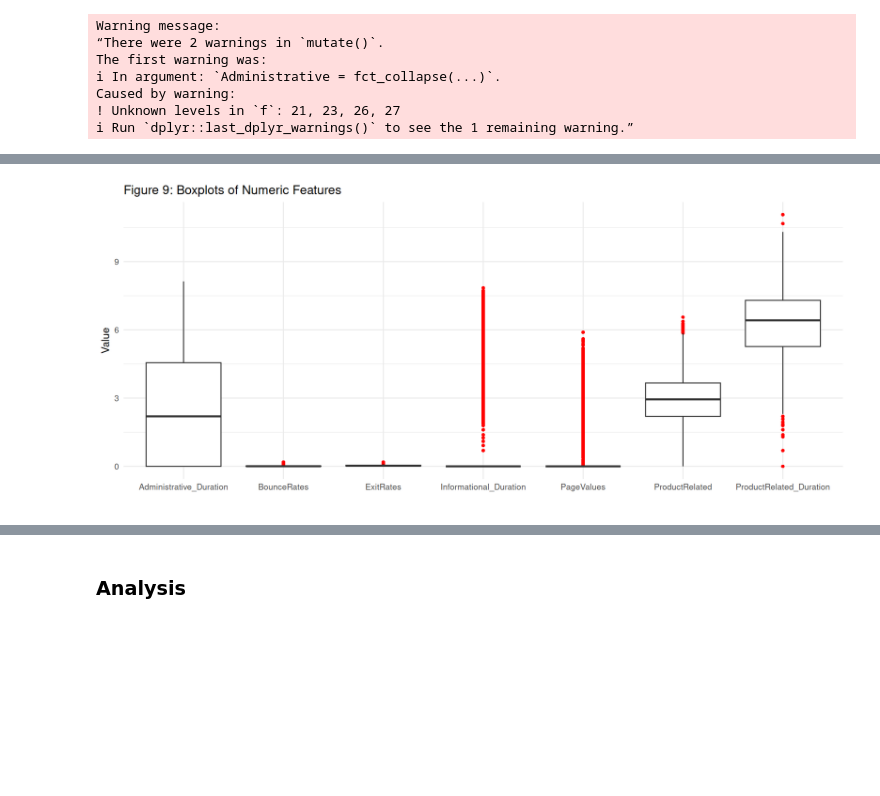
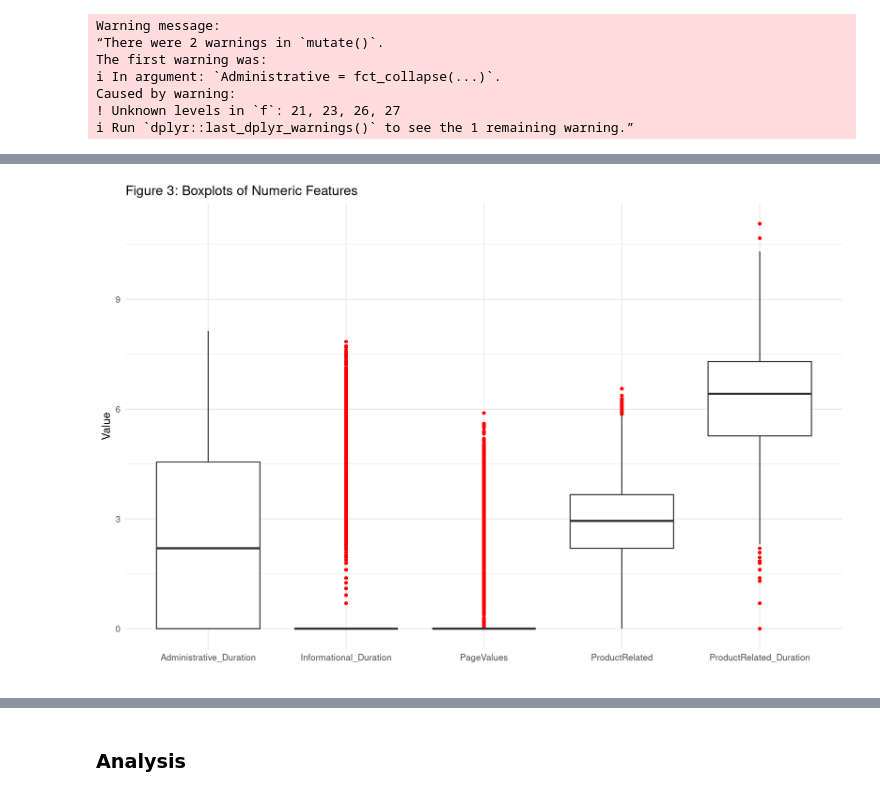
Before and after one commit to UBC-DSCI-310-2025W2/dsci-310-group-04, a Jupyter notebook: reports/milestone_1/milestone_1.ipynb, the cells around one changed output, grey strips where cells are left out. Cells and saved outputs as stored; diff of their text form; code cells hidden in the pictures; blank space fills up the shorter version.

```diff
--- a/reports/milestone_1/milestone_1.ipynb
+++ b/reports/milestone_1/milestone_1.ipynb
@@ -412,14 +462,13 @@ ggplot(numeric_shoppers_train, aes(Variable, Value)) +
 cleaned_shoppers_train <- cleaned_cat_shoppers_train %>%
     mutate(
         Administrative_Duration = log1p(Administrative_Duration),
-        BounceRates = log1p(BounceRates),
-        ExitRates = log1p(ExitRates),
         Informational_Duration = log1p(Informational_Duration),
         PageValues = log1p(PageValues),
         ProductRelated = log1p(ProductRelated),
         ProductRelated_Duration = log1p(ProductRelated_Duration)
     )
 
+# Again, we apply the same transformation to the test set
 cleaned_shoppers_test <- cleaned_cat_shoppers_test %>%
     mutate(
         Administrative_Duration = log1p(Administrative_Duration),
@@ -431,23 +480,24 @@ cleaned_shoppers_test <- cleaned_cat_shoppers_test %>%
         ProductRelated_Duration = log1p(ProductRelated_Duration)
     )
 # %%
-# Retry Numeric Visualization
+# Retry numeric visualization of boxplots
 cleaned_numeric_shoppers_train_long <- cleaned_shoppers_train %>%
     select(where(is.numeric)) %>%
+    select(-BounceRates, -ExitRates) %>%
     pivot_longer(
         cols = everything(),
         names_to = "Variable",
         values_to = "Value"
     )
 
 ggplot(cleaned_numeric_shoppers_train_long, aes(Variable, Value)) +
     geom_boxplot(outlier.colour = "red", outlier.shape = 16) +
     theme_minimal(base_size = 16) +
     theme() +
     labs(
-        title = "Figure 9: Boxplots of Numeric Features",
+        title = "Figure 3: Boxplots of Numeric Features",
         y = "Value",
         x = ""
     )
 # %% [output]
-[figure, old version]
+[figure, new version]
```
Also changed, not shown: parts of 57 cells of this notebook.
